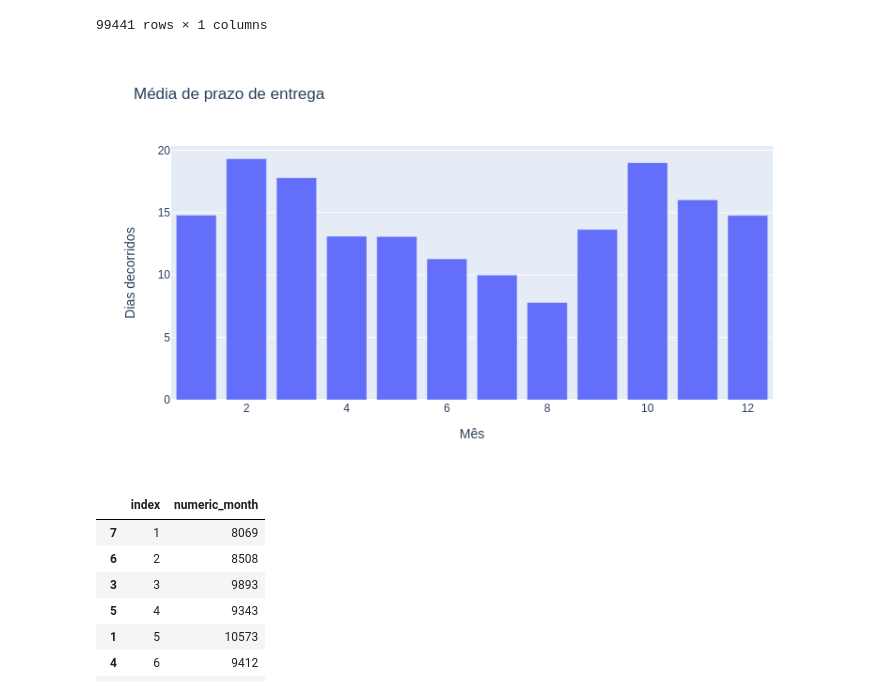
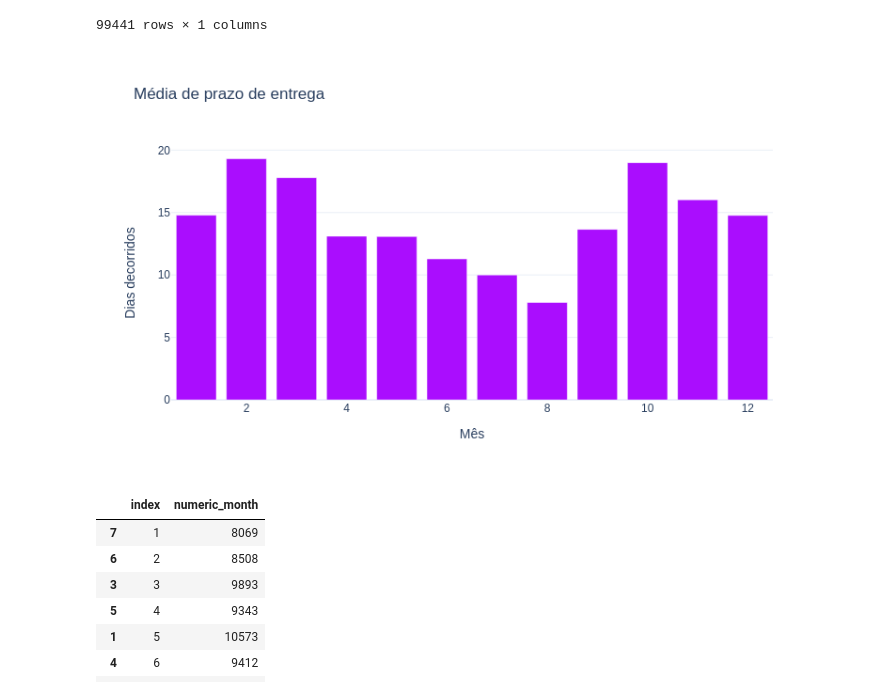
Before and after one commit to vf-fontes/intro-cd, a Jupyter notebook: 20200930_Olist.ipynb, the cells around one changed output. Cells and saved outputs as stored; diff of their text form; code cells hidden in the pictures.

```diff
--- a/20200930_Olist.ipynb
+++ b/20200930_Olist.ipynb
@@ -710,10 +710,10 @@ df_compras_dt[['numeric_month']]
 | 99440 | 3 |
 99441 rows × 1 columns
 # %%
-fig = px.bar(df_compras_mes, y='days_delivery_interval', title='Média de prazo de entrega', labels={'days_delivery_interval': 'Dias decorridos', 'index':'Mês'})
+fig = px.bar(df_compras_mes, y='days_delivery_interval', title='Média de prazo de entrega', labels={'days_delivery_interval': 'Dias decorridos', 'index':'Mês'},color_discrete_sequence=px.colors.qualitative.Alphabet,template='plotly_white')
 gitly.show( fig )
 # %% [output]
-[figure, old version]
+[figure, new version]
 # %%
 df_n_compras_mes = df_compras_dt.numeric_month.value_counts()
 df_n_compras_mes_plot = df_n_compras_mes.reset_index().sort_values(by='index', ascending=True)
```
Also changed, not shown: parts of 13 cells of this notebook.
